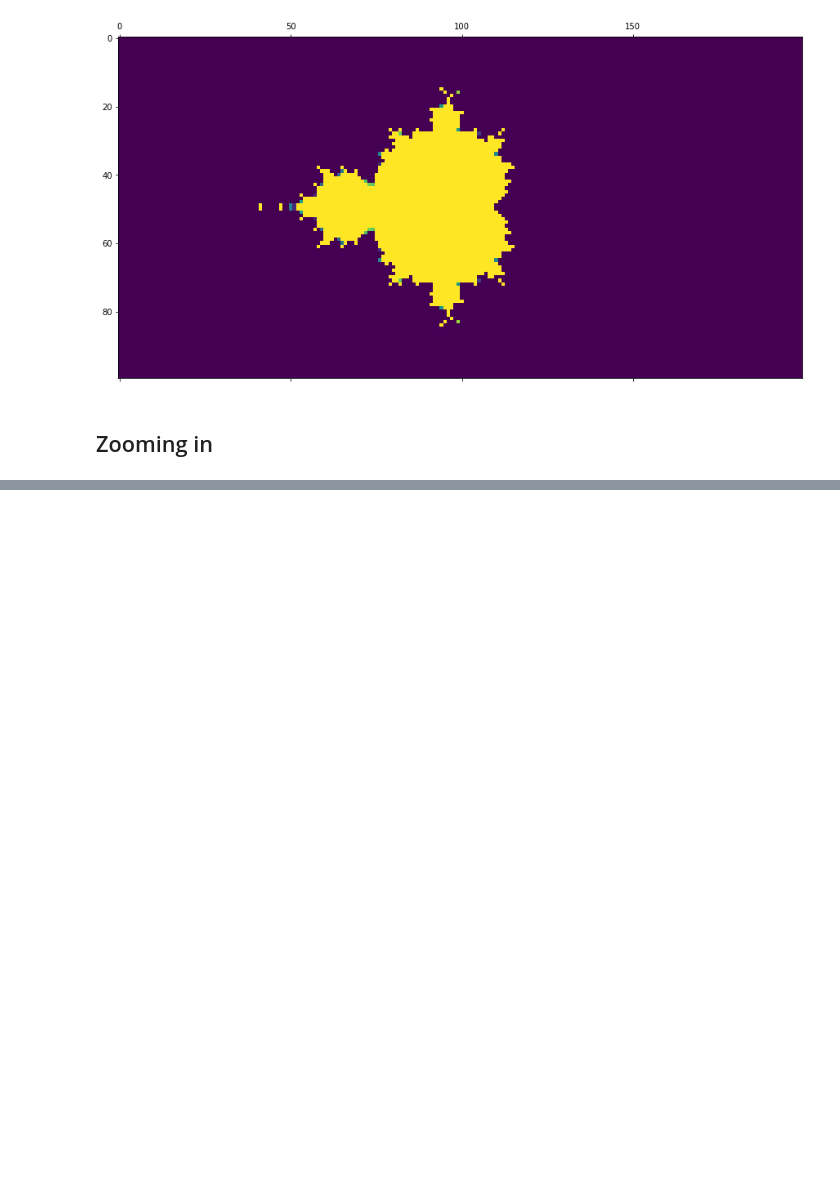
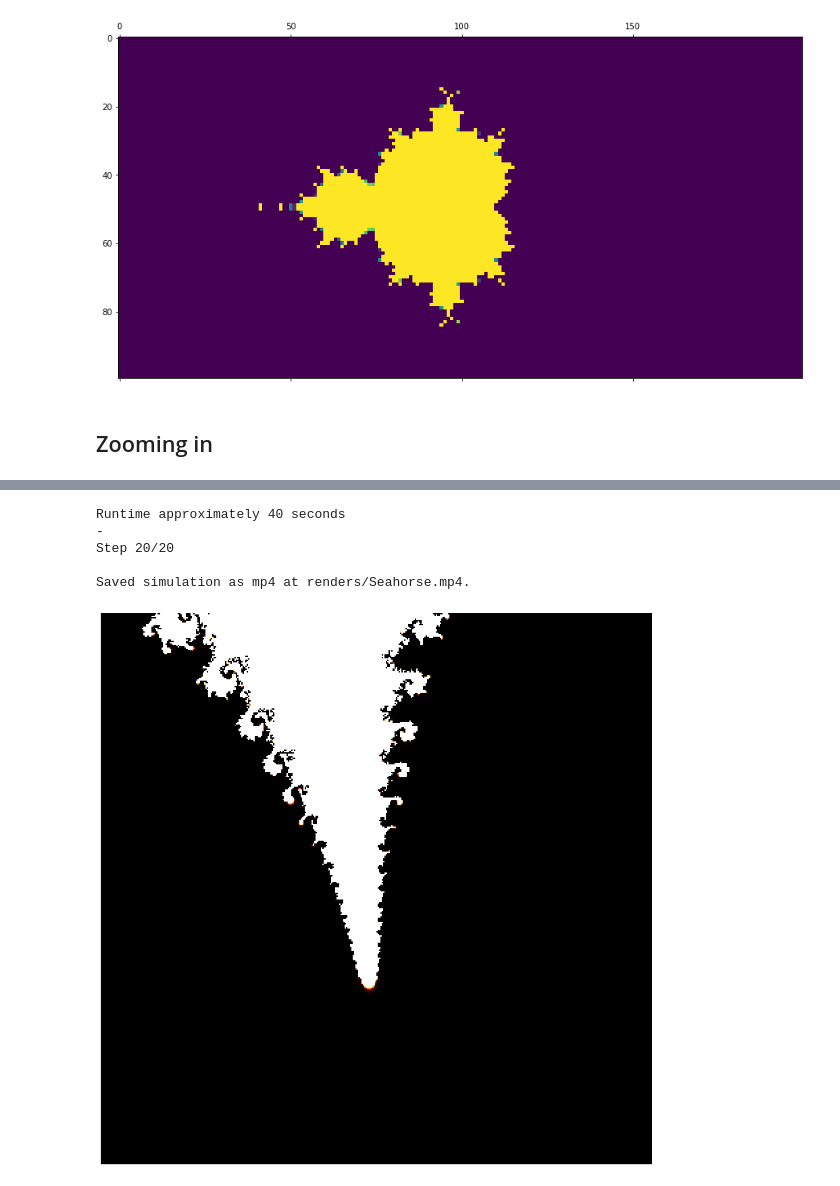
Before and after one commit to benw000/MandelbrotZoom, a Jupyter notebook: mandlebrot.ipynb, the cells around one changed output, grey strips where cells are left out. Saved outputs shown, nothing was run; the diff lists cells and outputs as text; code cells hidden in the pictures; blank space fills up the shorter version.

```diff
--- a/mandlebrot.ipynb
+++ b/mandlebrot.ipynb
@@ -246,0 +351,16 @@ TODO
+# %%
+seahorse = -0.75+0.1j
+elephant = 0.28 + 0.01j
+minibrot = -1.25 + 0j
+spiral = -0.1011 + 0.9563j
+antenna =  -0.1566 + 1.0323j
+cross = -0.743643135 + 0.131825963j
+
+render_zoom_in(focus=seahorse, user_mp4_path="Seahorse.mp4")
+# %% [output]
+Runtime approximately 40 seconds
+-
+Step 20/20
+
+Saved simulation as mp4 at renders/Seahorse.mp4.
+[figure, added]
```
Also changed, not shown: parts of 5 cells of this notebook, 1 other file.
